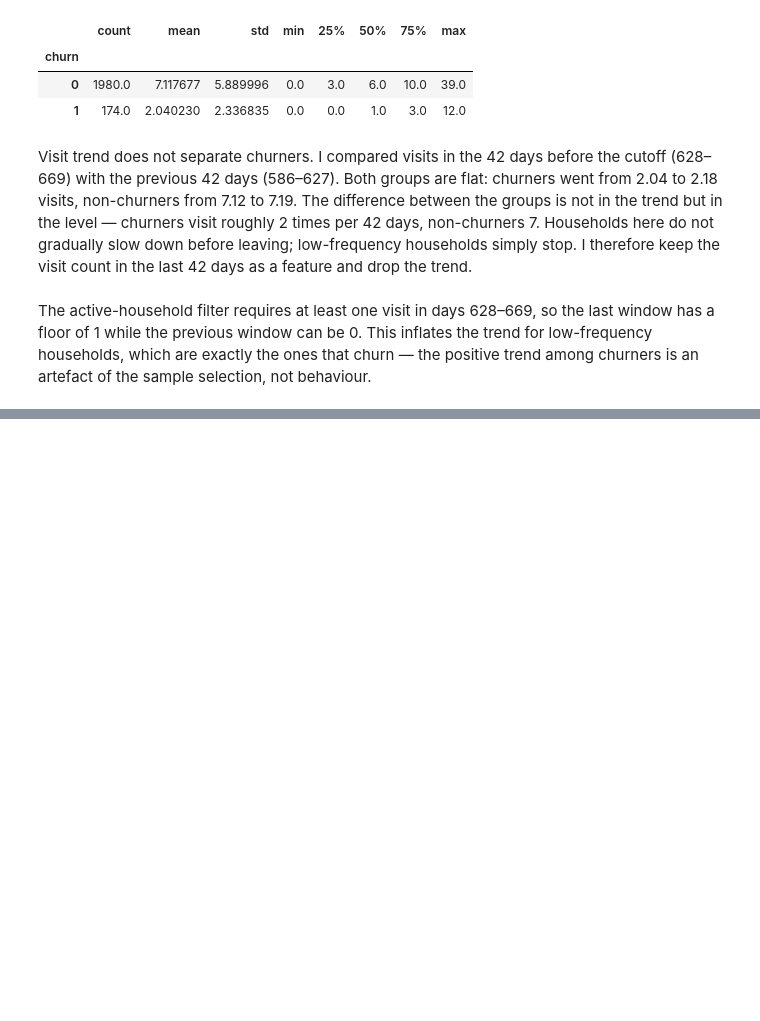
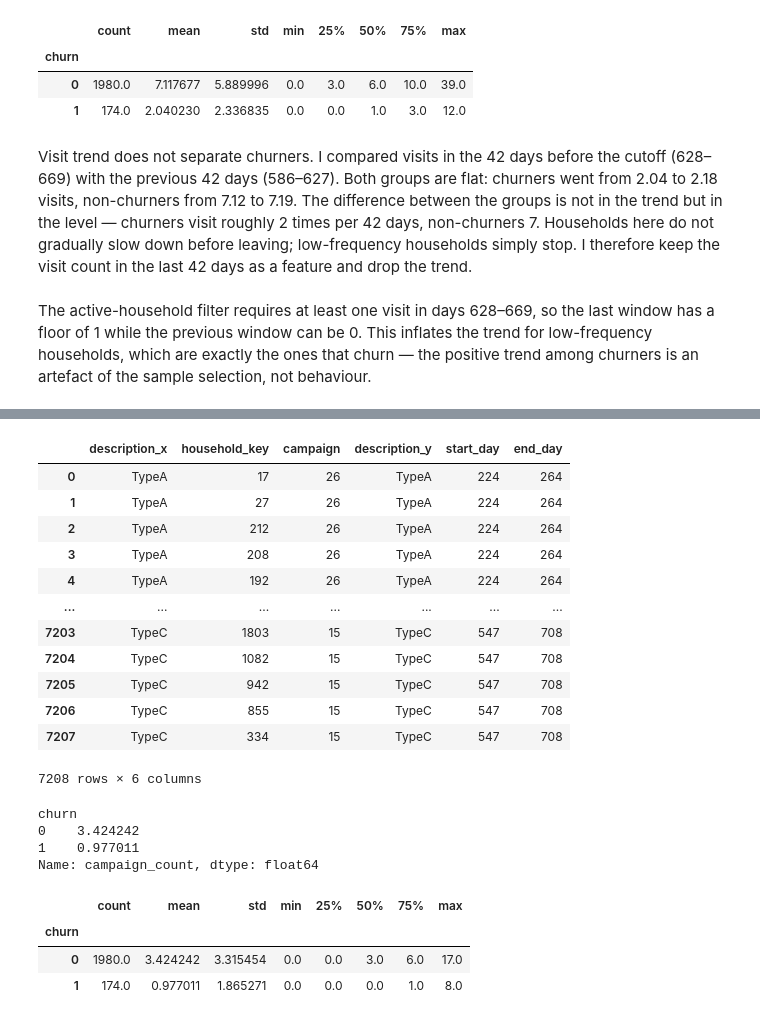
Before and after one commit to enes089r/customer-churn-campaign-analytics, a Jupyter notebook: 03_churn_model.ipynb, the cells around one changed output, grey strips where cells are left out. Drawn from its saved outputs; the diff is of its cells as text; code cells hidden in the pictures; blank space fills up the shorter version.

```diff
--- a/03_churn_model.ipynb
+++ b/03_churn_model.ipynb
@@ -336,0 +553,5 @@ The active-household filter requires at least one visit in days 628–669, so th
+# %%
+campaign_table = pd.read_csv(os.path.join(path, "campaign_table.csv"))
+campaign_table.columns = campaign_table.columns.str.lower()
+campaign_desc = pd.read_csv(os.path.join(path, "campaign_desc.csv"))
+campaign_desc.columns = campaign_desc.columns.str.lower()
@@ -336,0 +576,17 @@ The active-household filter requires at least one visit in days 628–669, so th
+# %%
+campain_merged = campaign_table.merge(campaign_desc, on="campaign")
+campain_merged
+# %% [output]
+|  | description_x | household_key | campaign | description_y | start_day | end_day |
+| 0 | TypeA | 17 | 26 | TypeA | 224 | 264 |
+| 1 | TypeA | 27 | 26 | TypeA | 224 | 264 |
+| 2 | TypeA | 212 | 26 | TypeA | 224 | 264 |
+| 3 | TypeA | 208 | 26 | TypeA | 224 | 264 |
+| 4 | TypeA | 192 | 26 | TypeA | 224 | 264 |
+| ... | ... | ... | ... | ... | ... | ... |
+| 7203 | TypeC | 1803 | 15 | TypeC | 547 | 708 |
+| 7204 | TypeC | 1082 | 15 | TypeC | 547 | 708 |
+| 7205 | TypeC | 942 | 15 | TypeC | 547 | 708 |
+| 7206 | TypeC | 855 | 15 | TypeC | 547 | 708 |
+| 7207 | TypeC | 334 | 15 | TypeC | 547 | 708 |
+7208 rows × 6 columns
@@ -336,0 +595,14 @@ The active-household filter requires at least one visit in days 628–669, so th
+# %%
+rfm_active.groupby("churn").campaign_count.mean()
+# %% [output]
+churn
+0    3.424242
+1    0.977011
+Name: campaign_count, dtype: float64
+# %%
+rfm_active.groupby("churn").campaign_count.describe()
+# %% [output]
+|  | count | mean | std | min | 25% | 50% | 75% | max |
+| churn |  |  |  |  |  |  |  |  |
+| 0 | 1980.0 | 3.424242 | 3.315454 | 0.0 | 0.0 | 3.0 | 6.0 | 17.0 |
+| 1 | 174.0 | 0.977011 | 1.865271 | 0.0 | 0.0 | 0.0 | 1.0 | 8.0 |
```
Also changed, not shown: parts of 44 cells of this notebook.
